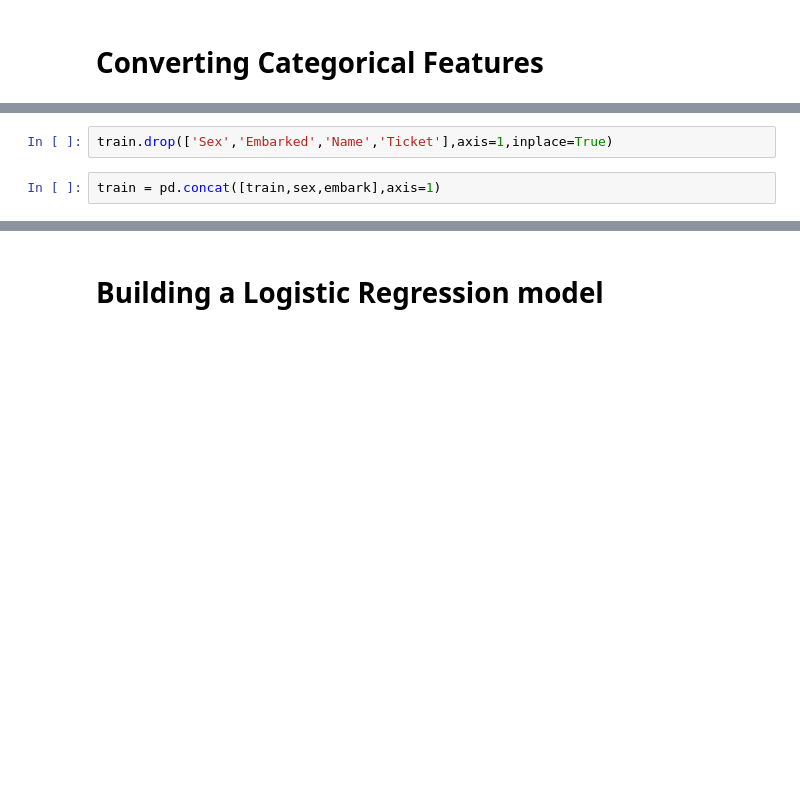
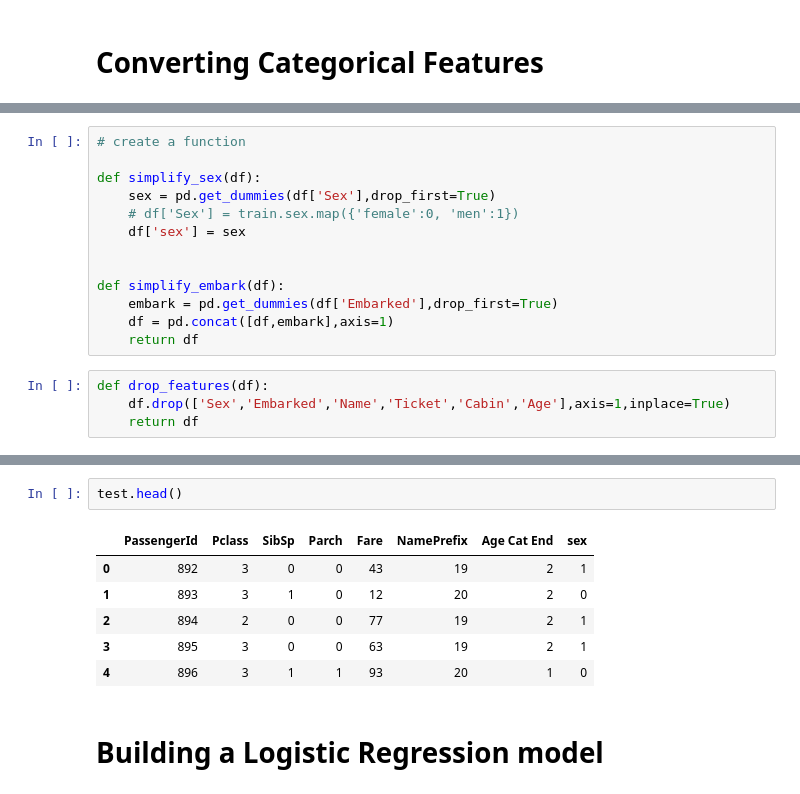
Before and after one commit to tmat84/titanic_ml_python, a Jupyter notebook: Titanic ML.ipynb, the cells around one changed output, grey strips where cells are left out. Cells and saved outputs as stored; diff of their text form; blank space fills up the shorter version.

```diff
--- a/Titanic ML.ipynb
+++ b/Titanic ML.ipynb
@@ -228,4 +287,17 @@ embark = pd.get_dummies(train['Embarked'],drop_first=True)
+# %%
+# create a function
+
+def simplify_sex(df):
+    sex = pd.get_dummies(df['Sex'],drop_first=True)
+    # df['Sex'] = train.sex.map({'female':0, 'men':1})
+    df['sex'] = sex
+
+
+def simplify_embark(df):
+    embark = pd.get_dummies(df['Embarked'],drop_first=True)
+    df = pd.concat([df,embark],axis=1)
+    return df
 # %%
-train.drop(['Sex','Embarked','Name','Ticket'],axis=1,inplace=True)
+def drop_features(df):
+    df.drop(['Sex','Embarked','Name','Ticket','Cabin','Age'],axis=1,inplace=True)
+    return df
-# %%
-train = pd.concat([train,sex,embark],axis=1)
@@ -244,3 +369,12 @@ train.describe()
+# %%
+test.head()
+# %% [output]
+|  | PassengerId | Pclass | SibSp | Parch | Fare | NamePrefix | Age Cat End | sex |
+| 0 | 892 | 3 | 0 | 0 | 43 | 19 | 2 | 1 |
+| 1 | 893 | 3 | 1 | 0 | 12 | 20 | 2 | 0 |
+| 2 | 894 | 2 | 0 | 0 | 77 | 19 | 2 | 1 |
+| 3 | 895 | 3 | 0 | 0 | 63 | 19 | 2 | 1 |
+| 4 | 896 | 3 | 1 | 1 | 93 | 20 | 1 | 0 |
 # %% [markdown]
 # Building a Logistic Regression model
 # %% [markdown]
```
Also changed, not shown: parts of 76 cells of this notebook.
